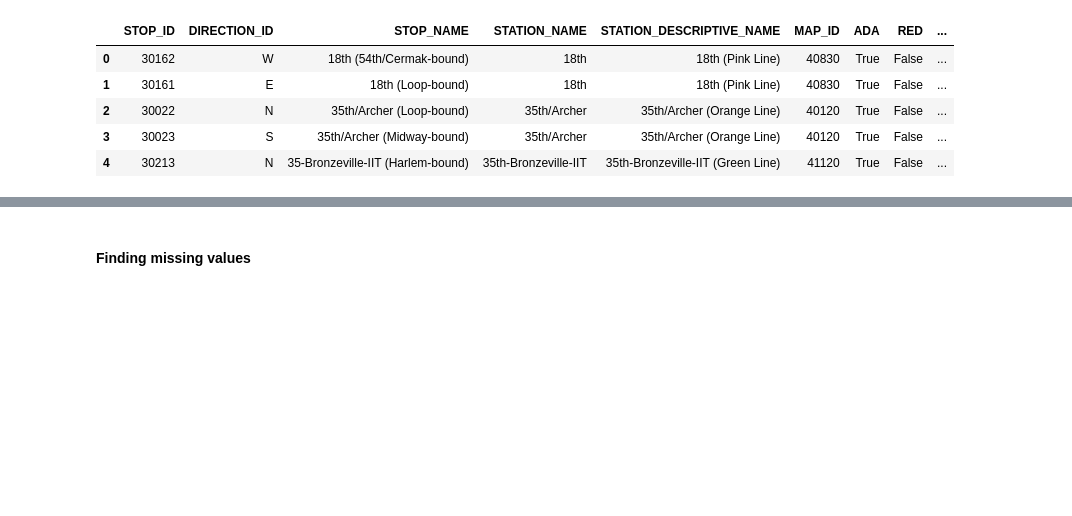
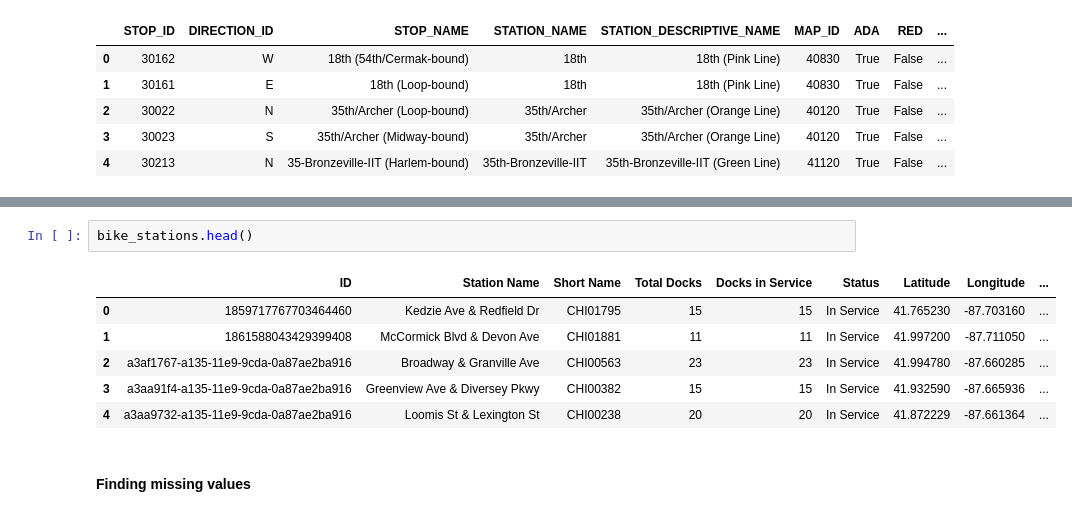
Before and after one commit to gracegormley-gkg/Stat-303-1-Final-Project, a Jupyter notebook: Project Code Template - Grace.ipynb, the cells around one changed output, grey strips where cells are left out. Saved outputs shown, nothing was run; the diff lists cells and outputs as text; blank space fills up the shorter version.

```diff
--- a/Project Code Template - Grace.ipynb
+++ b/Project Code Template - Grace.ipynb
@@ -157,3 +148,12 @@ population.head()
+# %%
+bike_stations.head()
+# %% [output]
+|  | ID | Station Name | Short Name | Total Docks | Docks in Service | Status | Latitude | Longitude | ... |
+| 0 | 1859717767703464460 | Kedzie Ave & Redfield Dr | CHI01795 | 15 | 15 | In Service | 41.765230 | -87.703160 | ... |
+| 1 | 1861588043429399408 | McCormick Blvd & Devon Ave | CHI01881 | 11 | 11 | In Service | 41.997200 | -87.711050 | ... |
+| 2 | a3af1767-a135-11e9-9cda-0a87ae2ba916 | Broadway & Granville Ave | CHI00563 | 23 | 23 | In Service | 41.994780 | -87.660285 | ... |
+| 3 | a3aa91f4-a135-11e9-9cda-0a87ae2ba916 | Greenview Ave & Diversey Pkwy | CHI00382 | 15 | 15 | In Service | 41.932590 | -87.665936 | ... |
+| 4 | a3aa9732-a135-11e9-9cda-0a87ae2ba916 | Loomis St & Lexington St | CHI00238 | 20 | 20 | In Service | 41.872229 | -87.661364 | ... |
 # %% [markdown]
 #### Finding missing values
 # %%
```
Also changed, not shown: parts of 16 cells of this notebook.
